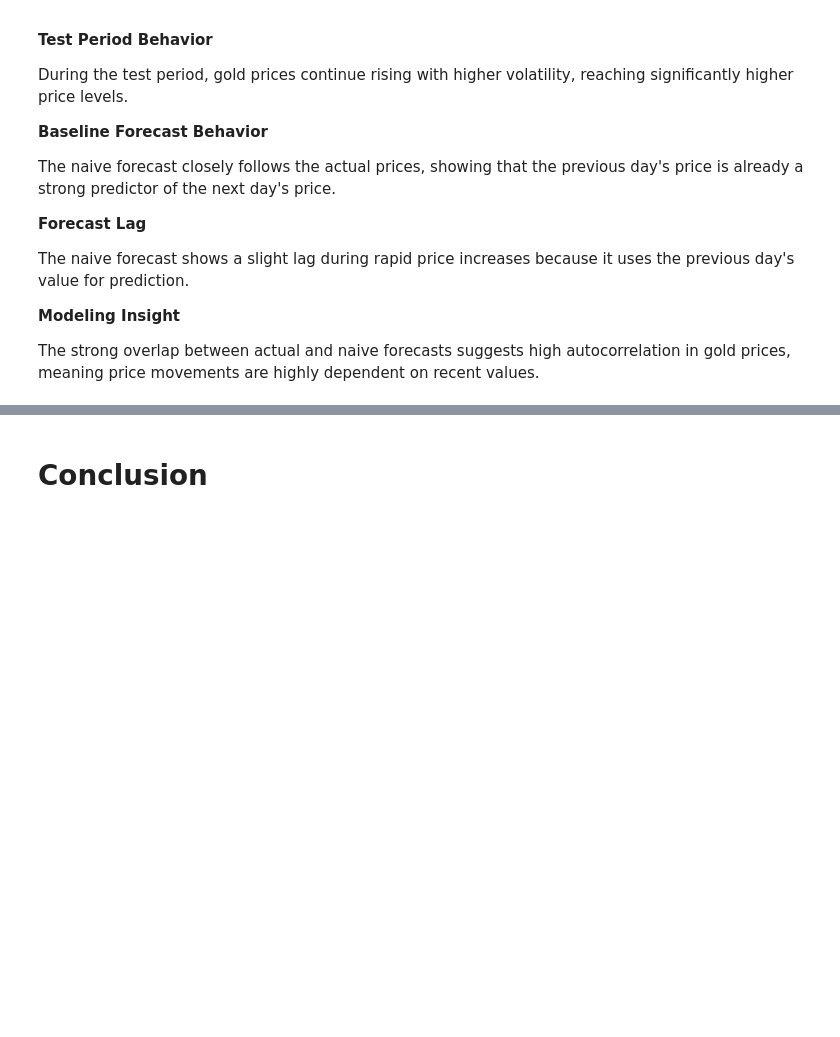
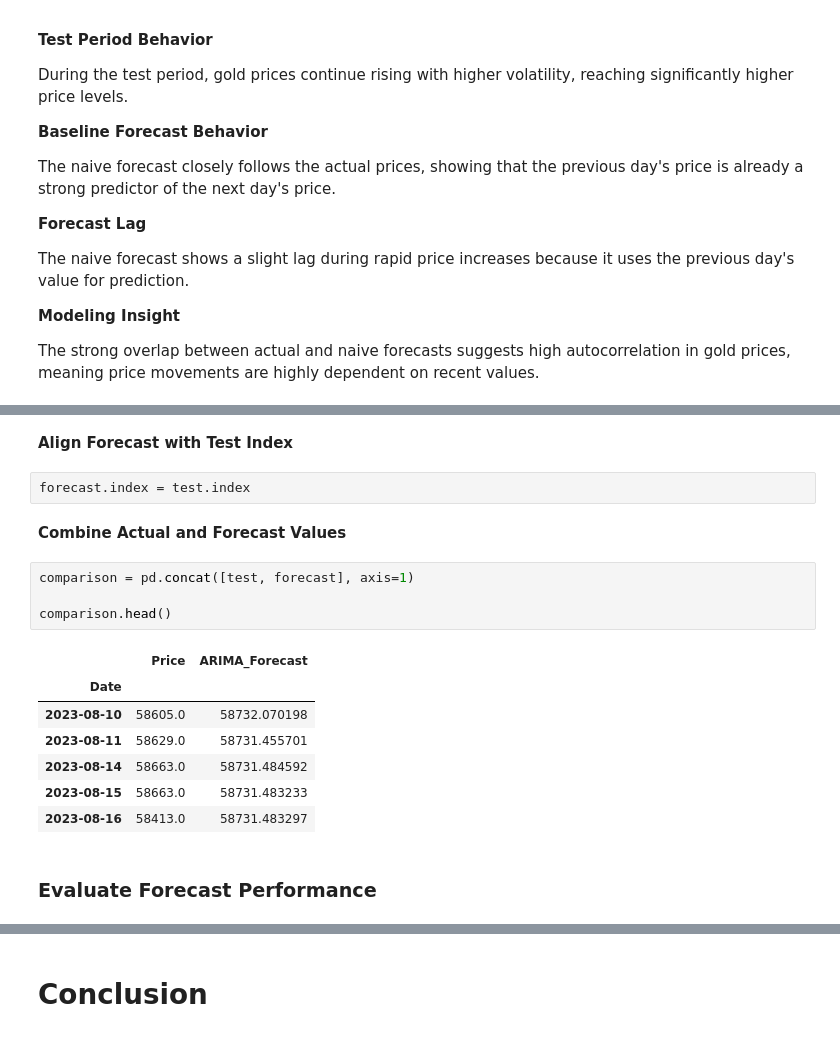
Before and after one commit to Sagarjain93/Machine-Learning-Portfolio, a Jupyter notebook: 03_ML_Practice/Gold_Price_Prediction_Forecasting/03_notebook/05_modelling.ipynb, the cells around one changed output, grey strips where cells are left out. Cells and saved outputs as stored; diff of their text form; blank space fills up the shorter version.

```diff
--- a/03_ML_Practice/Gold_Price_Prediction_Forecasting/03_notebook/05_modelling.ipynb
+++ b/03_ML_Practice/Gold_Price_Prediction_Forecasting/03_notebook/05_modelling.ipynb
@@ -1976,0 +2385,20 @@ The strong overlap between actual and naive forecasts suggests high autocorrelat
+# %% [markdown]
+**Align Forecast with Test Index**
+# %%
+forecast.index = test.index
+# %% [markdown]
+**Combine Actual and Forecast Values**
+# %%
+comparison = pd.concat([test, forecast], axis=1)
+
+comparison.head()
+# %% [output]
+|  | Price | ARIMA_Forecast |
+| Date |  |  |
+| 2023-08-10 | 58605.0 | 58732.070198 |
+| 2023-08-11 | 58629.0 | 58731.455701 |
+| 2023-08-14 | 58663.0 | 58731.484592 |
+| 2023-08-15 | 58663.0 | 58731.483233 |
+| 2023-08-16 | 58413.0 | 58731.483297 |
+# %% [markdown]
+### **Evaluate Forecast Performance**
```
Also changed, not shown: parts of 36 cells of this notebook.
